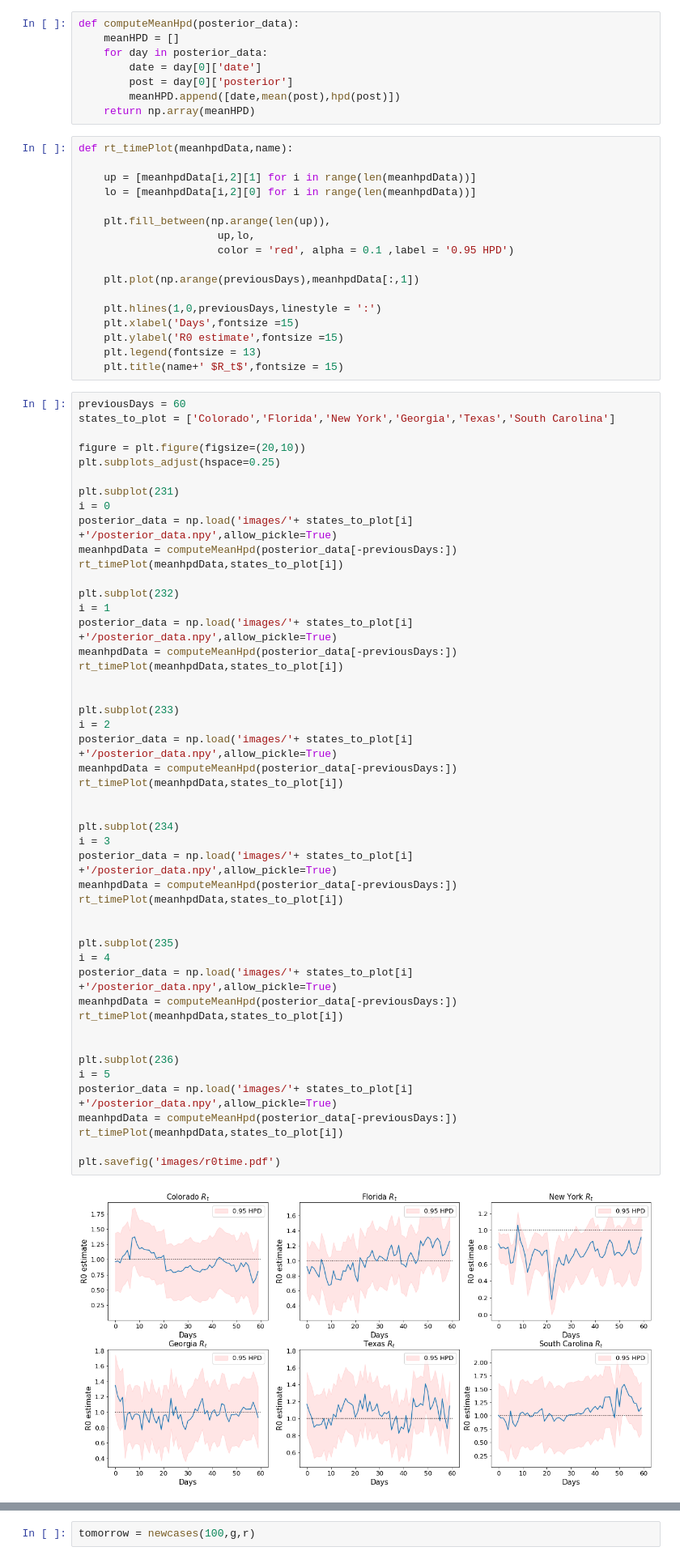
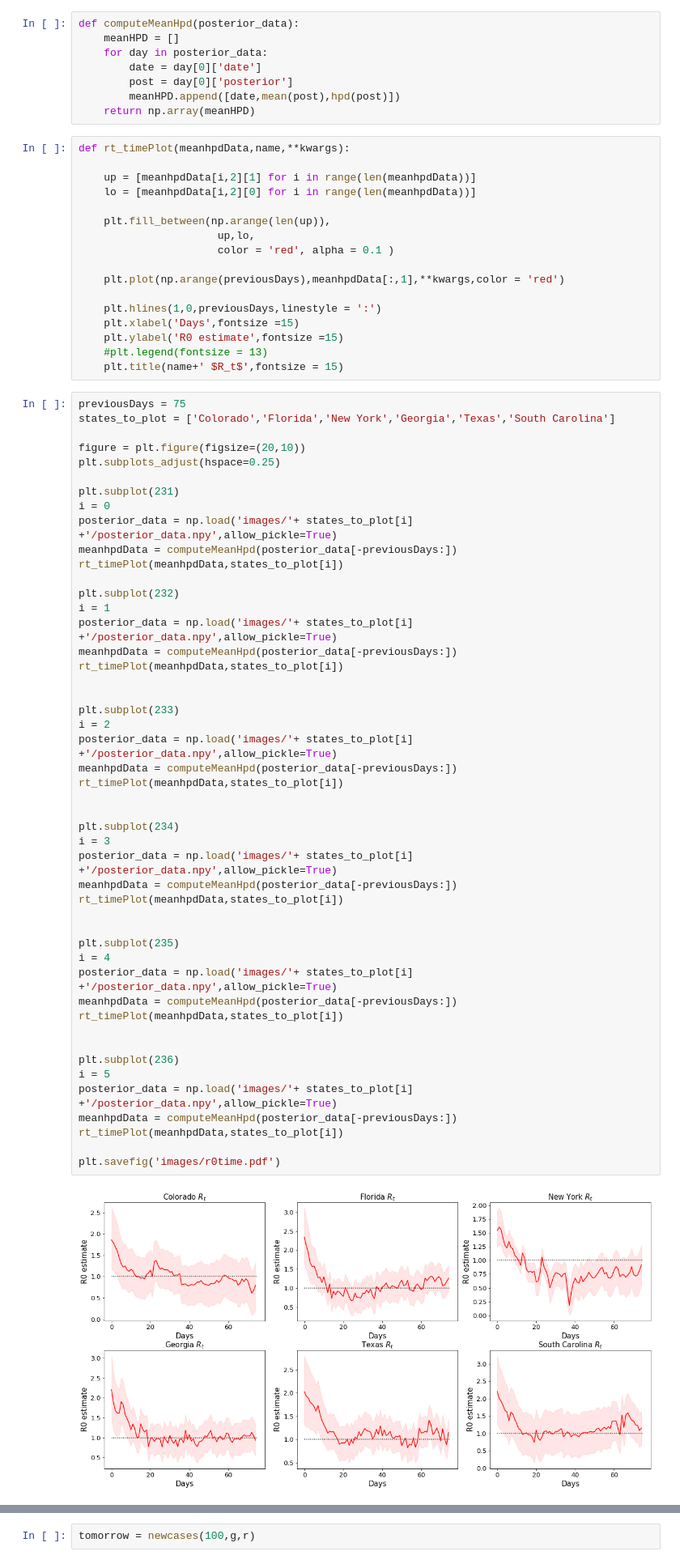
Before and after one commit to neerajkulk/corona, a Jupyter notebook: plotting.ipynb, the cells around one changed output, grey strips where cells are left out. Shown at 81% size. Cells and saved outputs as stored; diff of their text form.

```diff
--- a/plotting.ipynb
+++ b/plotting.ipynb
@@ -192,24 +269,24 @@ def computeMeanHpd(posterior_data):
         meanHPD.append([date,mean(post),hpd(post)])
     return np.array(meanHPD)
 # %%
-def rt_timePlot(meanhpdData,name):
+def rt_timePlot(meanhpdData,name,**kwargs):
 
     up = [meanhpdData[i,2][1] for i in range(len(meanhpdData))]
     lo = [meanhpdData[i,2][0] for i in range(len(meanhpdData))]
 
     plt.fill_between(np.arange(len(up)),
                       up,lo,
-                      color = 'red', alpha = 0.1 ,label = '0.95 HPD')
+                      color = 'red', alpha = 0.1 )
 
-    plt.plot(np.arange(previousDays),meanhpdData[:,1])
+    plt.plot(np.arange(previousDays),meanhpdData[:,1],**kwargs,color = 'red')
 
     plt.hlines(1,0,previousDays,linestyle = ':')
     plt.xlabel('Days',fontsize =15)
     plt.ylabel('R0 estimate',fontsize =15)
-    plt.legend(fontsize = 13)
+    #plt.legend(fontsize = 13)
     plt.title(name+' $R_t$',fontsize = 15)
 # %%
-previousDays = 60
+previousDays = 75
 states_to_plot = ['Colorado','Florida','New York','Georgia','Texas','South Carolina']
 
 figure = plt.figure(figsize=(20,10))
@@ -230,31 +307,31 @@ rt_timePlot(meanhpdData,states_to_plot[i])
 
 plt.subplot(233)
 i = 2
 posterior_data = np.load('images/'+ states_to_plot[i] +'/posterior_data.npy',allow_pickle=True)
 meanhpdData = computeMeanHpd(posterior_data[-previousDays:])
 rt_timePlot(meanhpdData,states_to_plot[i])
 
 
 plt.subplot(234)
 i = 3
 posterior_data = np.load('images/'+ states_to_plot[i] +'/posterior_data.npy',allow_pickle=True)
 meanhpdData = computeMeanHpd(posterior_data[-previousDays:])
 rt_timePlot(meanhpdData,states_to_plot[i])
 
 
 plt.subplot(235)
 i = 4
 posterior_data = np.load('images/'+ states_to_plot[i] +'/posterior_data.npy',allow_pickle=True)
 meanhpdData = computeMeanHpd(posterior_data[-previousDays:])
 rt_timePlot(meanhpdData,states_to_plot[i])
 
 
 plt.subplot(236)
 i = 5
 posterior_data = np.load('images/'+ states_to_plot[i] +'/posterior_data.npy',allow_pickle=True)
 meanhpdData = computeMeanHpd(posterior_data[-previousDays:])
 rt_timePlot(meanhpdData,states_to_plot[i])
 
 plt.savefig('images/r0time.pdf')
 # %% [output]
-[figure, old version]
+[figure, new version]
```
Also changed, not shown: parts of 18 cells of this notebook.
